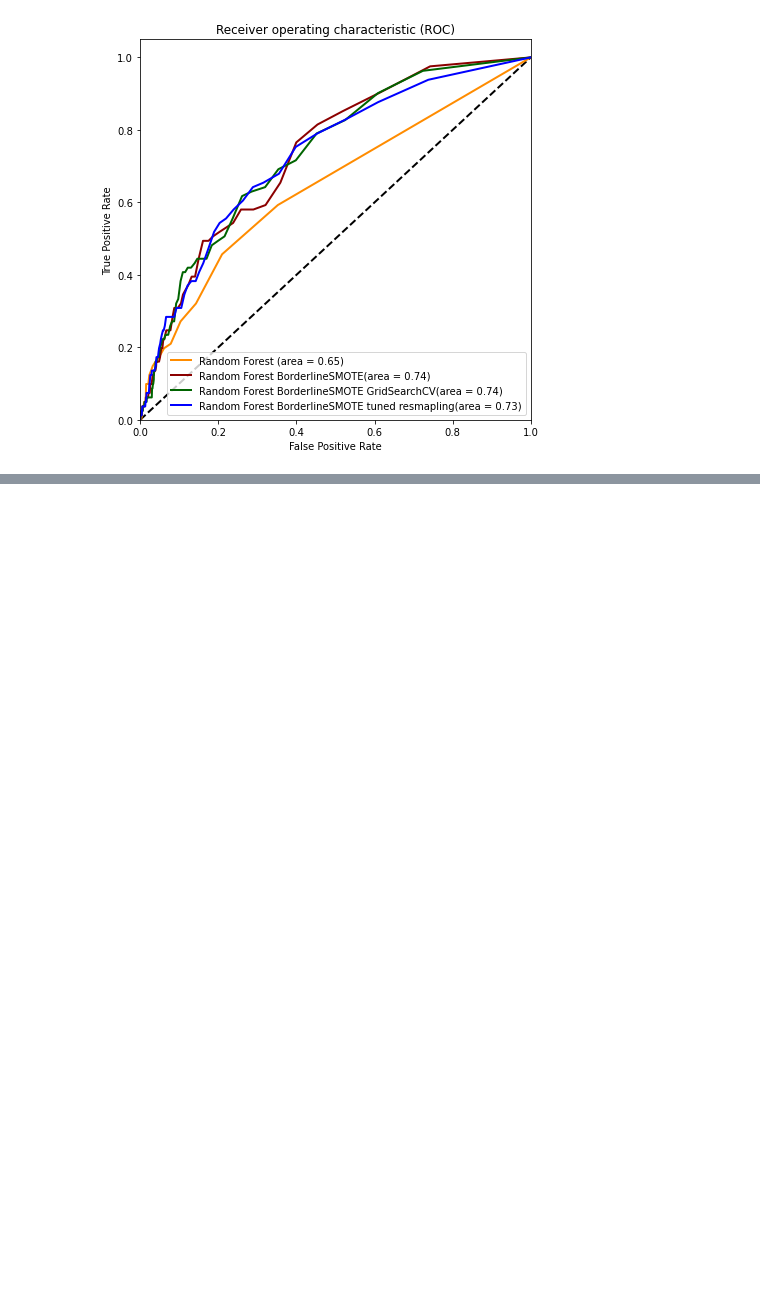
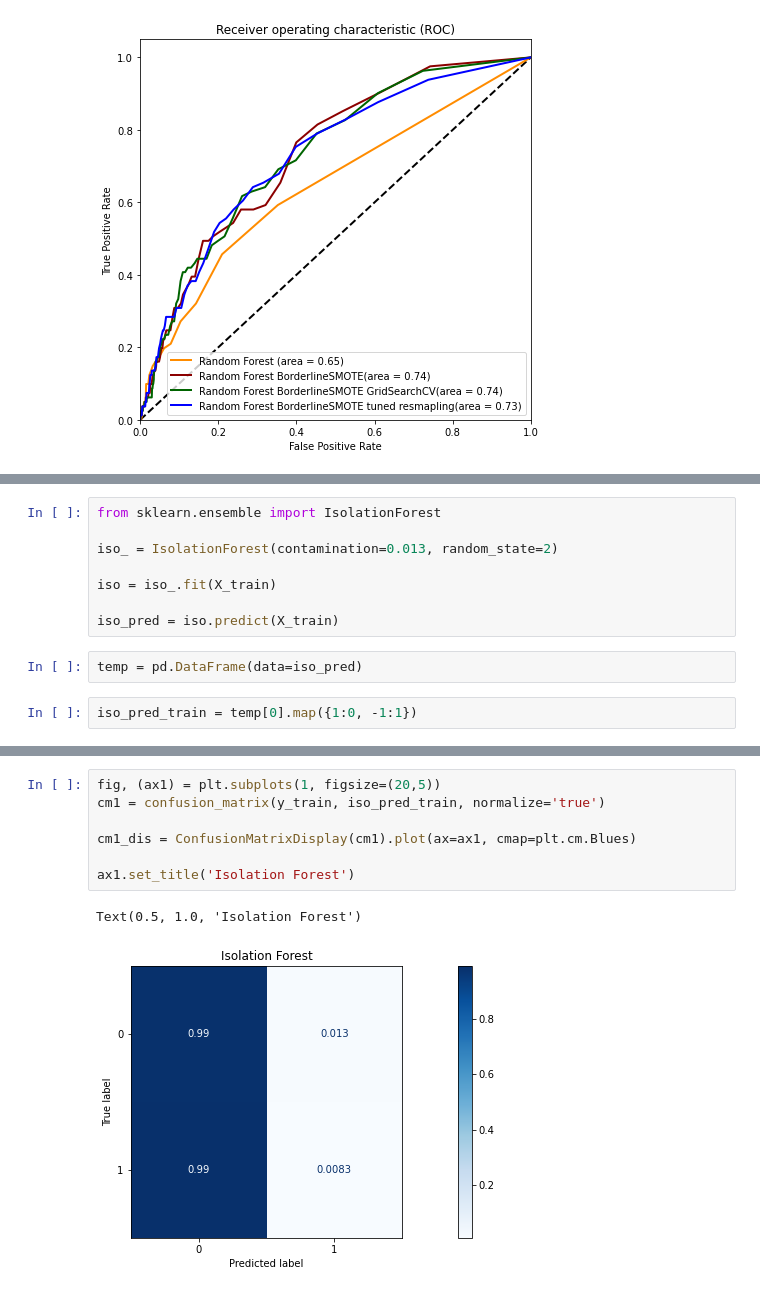
Before and after one commit to wbogucz/capstone2, a Jupyter notebook: notebooks/Modeling_v2.ipynb, the cells around one changed output, grey strips where cells are left out. Cells and saved outputs as stored; diff of their text form; blank space fills up the shorter version.

```diff
--- a/notebooks/Modeling_v2.ipynb
+++ b/notebooks/Modeling_v2.ipynb
@@ -1151,0 +973,12 @@ plt.show()
+# %%
+from sklearn.ensemble import IsolationForest
+
+iso_ = IsolationForest(contamination=0.013, random_state=2)
+
+iso = iso_.fit(X_train)
+
+iso_pred = iso.predict(X_train)
+# %%
+temp = pd.DataFrame(data=iso_pred)
+# %%
+iso_pred_train = temp[0].map({1:0, -1:1})
@@ -1151,0 +1000,10 @@ plt.show()
+# %%
+fig, (ax1) = plt.subplots(1, figsize=(20,5))
+cm1 = confusion_matrix(y_train, iso_pred_train, normalize='true')
+
+cm1_dis = ConfusionMatrixDisplay(cm1).plot(ax=ax1, cmap=plt.cm.Blues)
+
+ax1.set_title('Isolation Forest')
+# %% [output]
+Text(0.5, 1.0, 'Isolation Forest')
+[figure, added]
```
Also changed, not shown: parts of 20 cells of this notebook.
